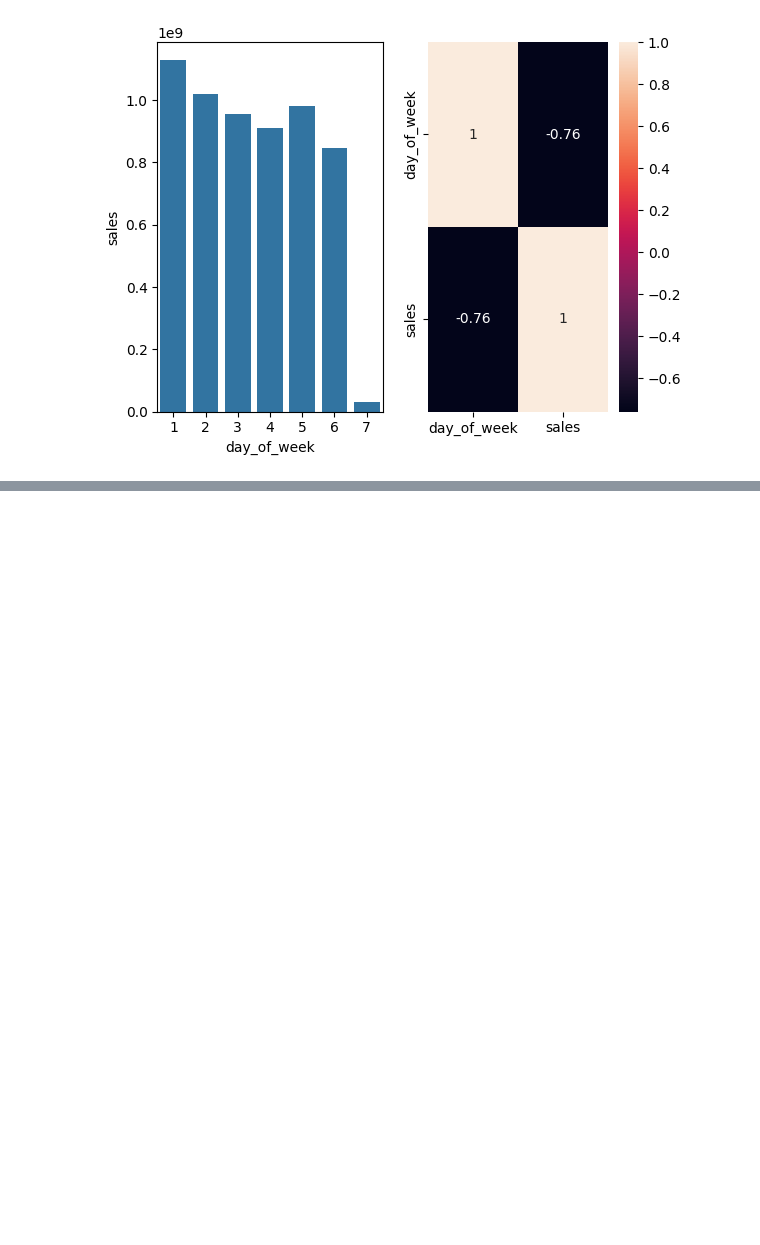
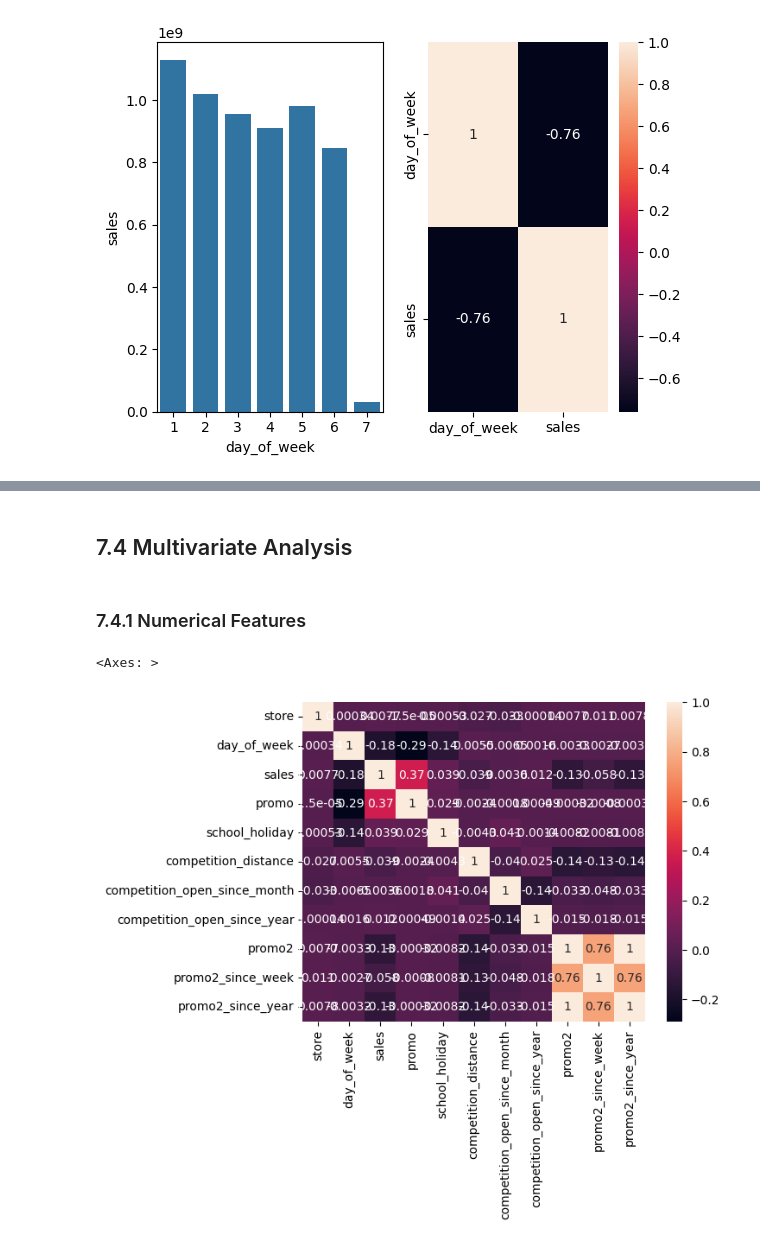
Before and after one commit to thalesluizbraga/eda_rossmann, a Jupyter notebook: eda_rossmann.ipynb, the cells around one changed output, grey strips where cells are left out. Cells and saved outputs as stored; diff of their text form; code cells hidden in the pictures; blank space fills up the shorter version.

Commit message:
feat: bivariate analysis added and multivariate analysis started

```diff
--- a/eda_rossmann.ipynb
+++ b/eda_rossmann.ipynb
@@ -501,0 +529,9 @@ sns.heatmap(day_of_week_grouped.corr(method='pearson'), annot=True)
+# %% [markdown]
+## 7.4 Multivariate Analysis
+# %% [markdown]
+### 7.4.1 Numerical Features
+# %%
+sns.heatmap(num_features.corr(method='pearson'),annot=True)
+# %% [output]
+<Axes: >
+[figure, added]
```
Also changed, not shown: parts of 6 cells of this notebook.
